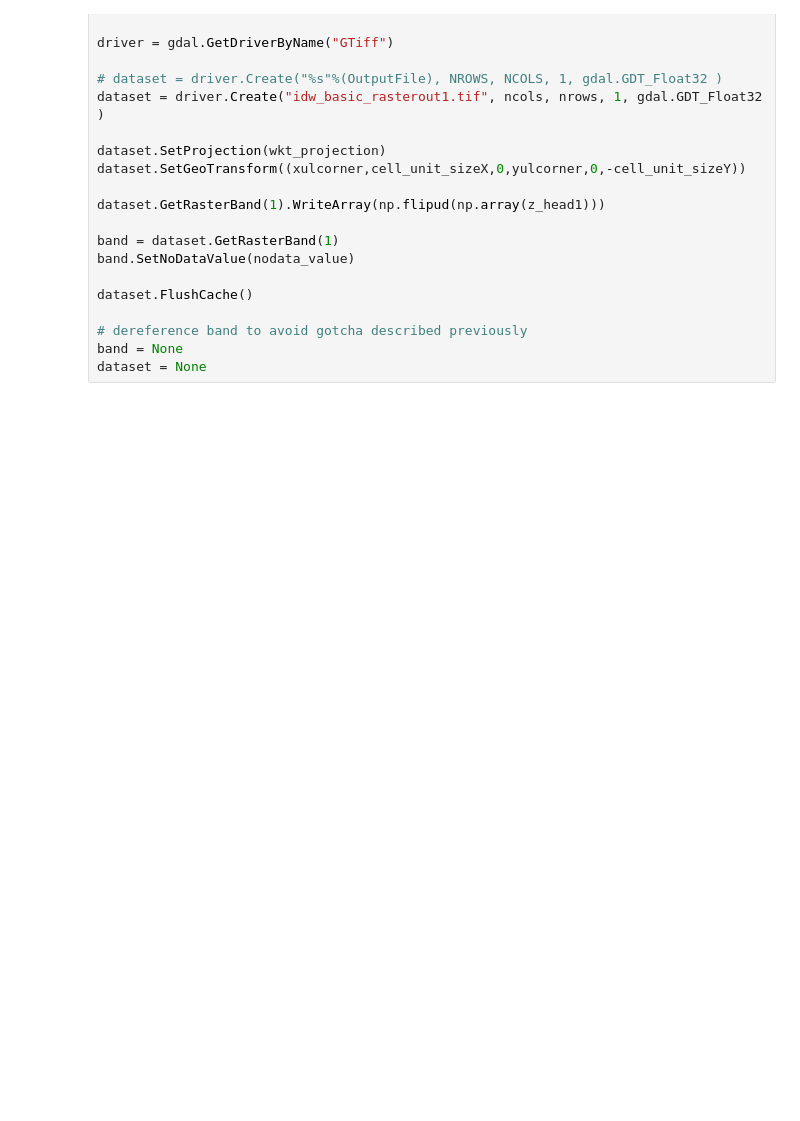
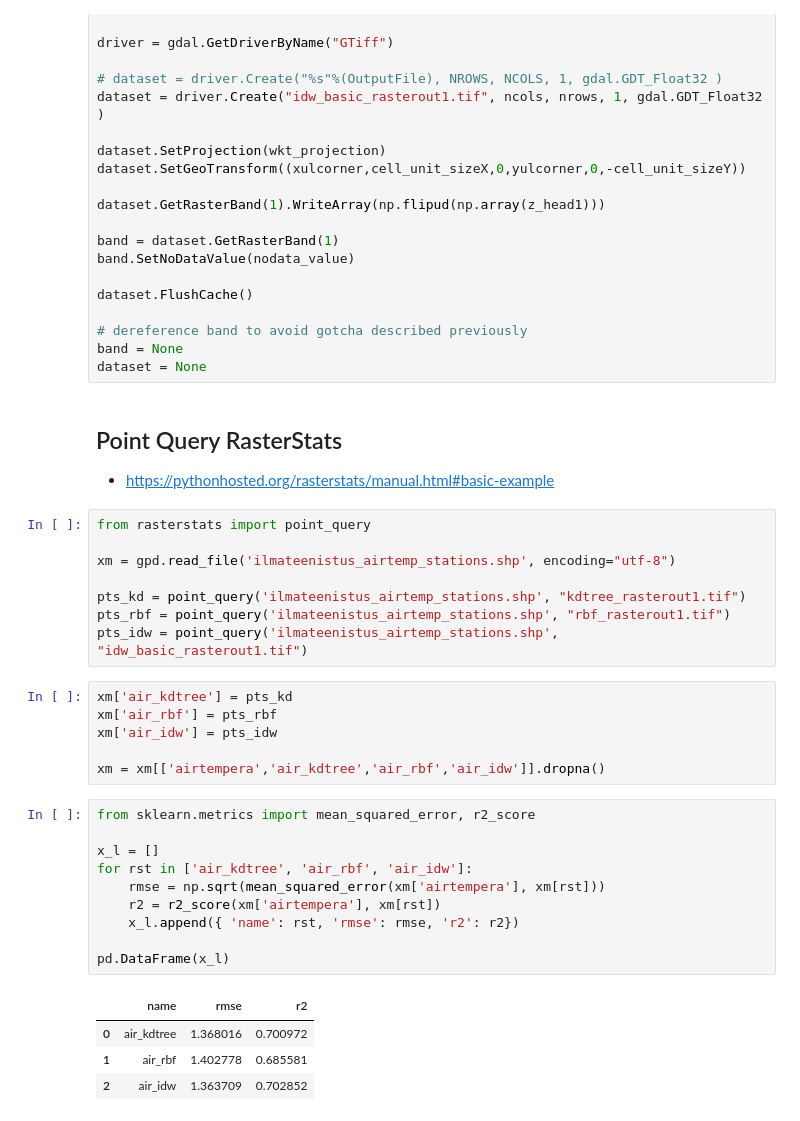
Before and after one commit to allixender/py_interpol_demo, a Jupyter notebook: interpol_temperature.ipynb, the cells around one changed output. Cells and saved outputs as stored; diff of their text form; blank space fills up the shorter version.

```diff
--- a/interpol_temperature.ipynb
+++ b/interpol_temperature.ipynb
@@ -547,3 +548,36 @@ dataset.FlushCache()
 # dereference band to avoid gotcha described previously
 band = None
 dataset = None
+# %% [markdown]
+## Point Query RasterStats
+
+- https://pythonhosted.org/rasterstats/manual.html#basic-example
+# %%
+from rasterstats import point_query
+
+xm = gpd.read_file('ilmateenistus_airtemp_stations.shp', encoding="utf-8")
+
+pts_kd = point_query('ilmateenistus_airtemp_stations.shp', "kdtree_rasterout1.tif")
+pts_rbf = point_query('ilmateenistus_airtemp_stations.shp', "rbf_rasterout1.tif")
+pts_idw = point_query('ilmateenistus_airtemp_stations.shp', "idw_basic_rasterout1.tif")
+# %%
+xm['air_kdtree'] = pts_kd
+xm['air_rbf'] = pts_rbf
+xm['air_idw'] = pts_idw
+
+xm = xm[['airtempera','air_kdtree','air_rbf','air_idw']].dropna()
+# %%
+from sklearn.metrics import mean_squared_error, r2_score
+
+x_l = []
+for rst in ['air_kdtree', 'air_rbf', 'air_idw']:
+    rmse = np.sqrt(mean_squared_error(xm['airtempera'], xm[rst]))
+    r2 = r2_score(xm['airtempera'], xm[rst])
+    x_l.append({ 'name': rst, 'rmse': rmse, 'r2': r2})
+
+pd.DataFrame(x_l)
+# %% [output]
+|  | name | rmse | r2 |
+| 0 | air_kdtree | 1.368016 | 0.700972 |
+| 1 | air_rbf | 1.402778 | 0.685581 |
+| 2 | air_idw | 1.363709 | 0.702852 |
```
Also changed, not shown: parts of 10 cells of this notebook, 1 other file.
